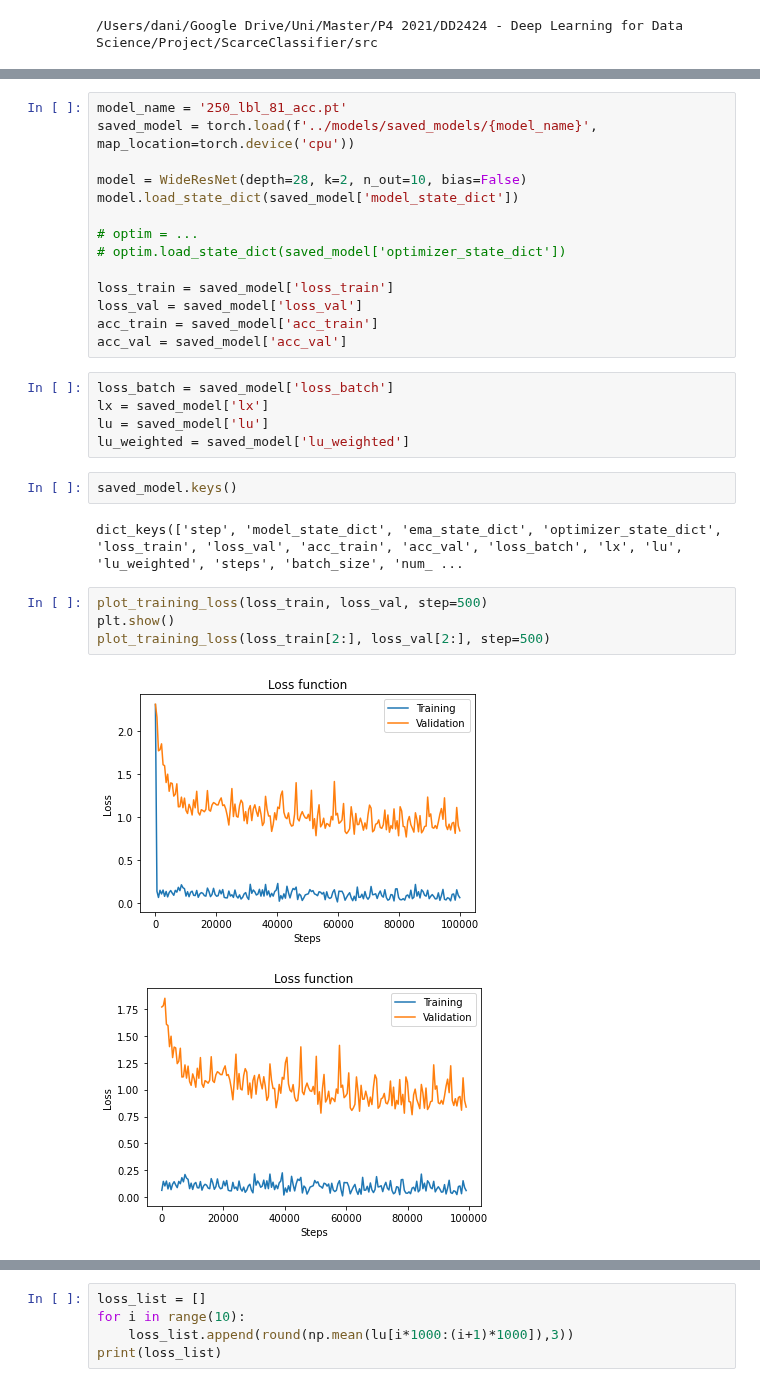
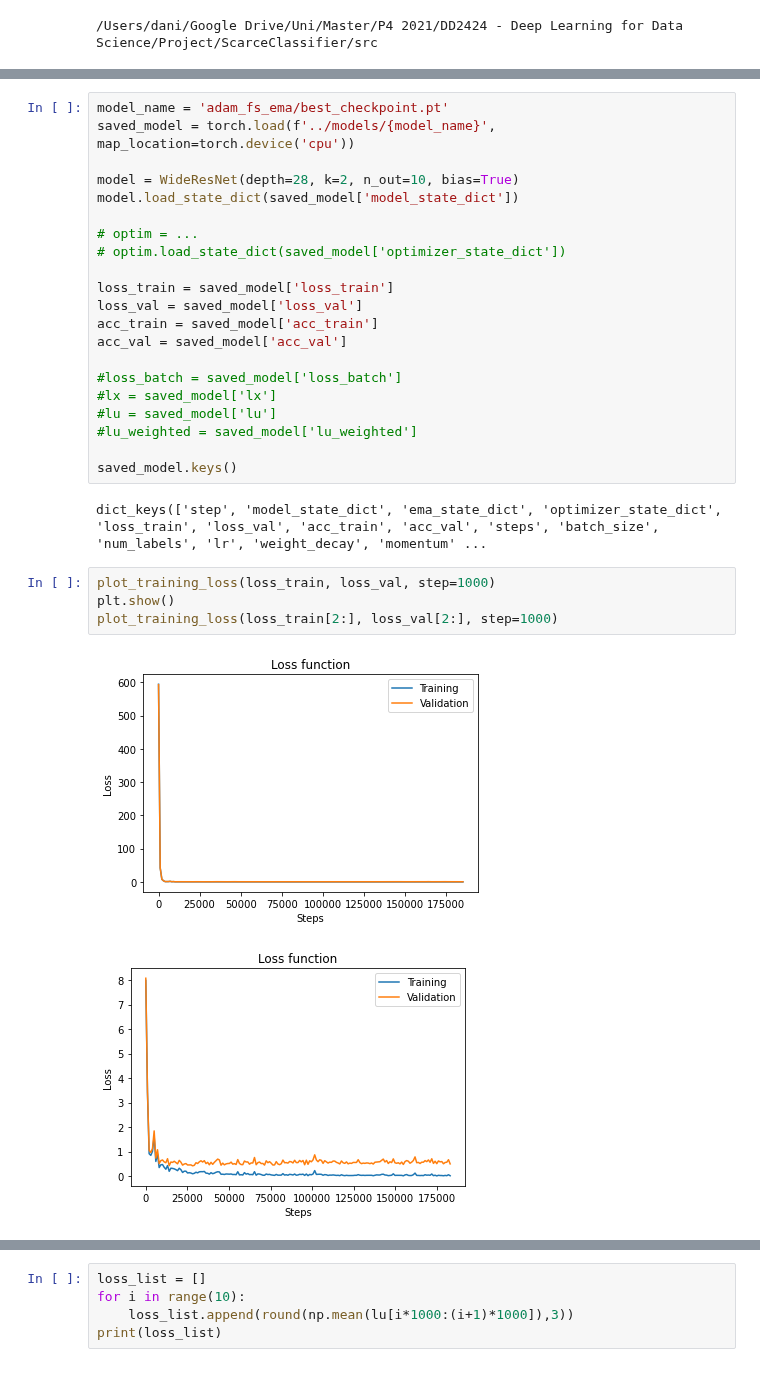
Before and after one commit to Morales97/MixMatch_and_Beyond, a Jupyter notebook: notebooks/load_model.ipynb, the cells around one changed output, grey strips where cells are left out. Saved outputs shown, nothing was run; the diff lists cells and outputs as text.

```diff
--- a/notebooks/load_model.ipynb
+++ b/notebooks/load_model.ipynb
@@ -11,10 +12,10 @@ import torch.nn as nn
 import numpy as np
 import matplotlib.pyplot as plt
 # %%
-model_name = '250_lbl_81_acc.pt'
-saved_model = torch.load(f'../models/saved_models/{model_name}', map_location=torch.device('cpu'))
+model_name = 'adam_fs_ema/best_checkpoint.pt'
+saved_model = torch.load(f'../models/{model_name}', map_location=torch.device('cpu'))
 
-model = WideResNet(depth=28, k=2, n_out=10, bias=False)
+model = WideResNet(depth=28, k=2, n_out=10, bias=True)
 model.load_state_dict(saved_model['model_state_dict'])
 
 # optim = ...
@@ -24,21 +25,21 @@ loss_train = saved_model['loss_train']
 loss_val = saved_model['loss_val']
 acc_train = saved_model['acc_train']
 acc_val = saved_model['acc_val']
+
+#loss_batch = saved_model['loss_batch']
+#lx = saved_model['lx']
+#lu = saved_model['lu']
+#lu_weighted = saved_model['lu_weighted']
+
+saved_model.keys()
+# %% [output]
+dict_keys(['step', 'model_state_dict', 'ema_state_dict', 'optimizer_state_dict', 'loss_train', 'loss_val', 'acc_train', 'acc_val', 'steps', 'batch_size', 'num_labels', 'lr', 'weight_decay', 'momentum' ...
-# %%
-loss_batch = saved_model['loss_batch']
-lx = saved_model['lx']
-lu = saved_model['lu']
-lu_weighted = saved_model['lu_weighted']
-# %%
-saved_model.keys()
-# %% [output]
-dict_keys(['step', 'model_state_dict', 'ema_state_dict', 'optimizer_state_dict', 'loss_train', 'loss_val', 'acc_train', 'acc_val', 'loss_batch', 'lx', 'lu', 'lu_weighted', 'steps', 'batch_size', 'num_ ...
 # %%
-plot_training_loss(loss_train, loss_val, step=500)
+plot_training_loss(loss_train, loss_val, step=1000)
 plt.show()
-plot_training_loss(loss_train[2:], loss_val[2:], step=500)
+plot_training_loss(loss_train[2:], loss_val[2:], step=1000)
 # %% [output]
-[figure, old version]
+[figure, new version]
-[figure, old version]
+[figure, new version]
 # %%
 print('Max val acc: ' + str(max(acc_val)))
```
Also changed, not shown: parts of 27 cells of this notebook, 3 other files.
